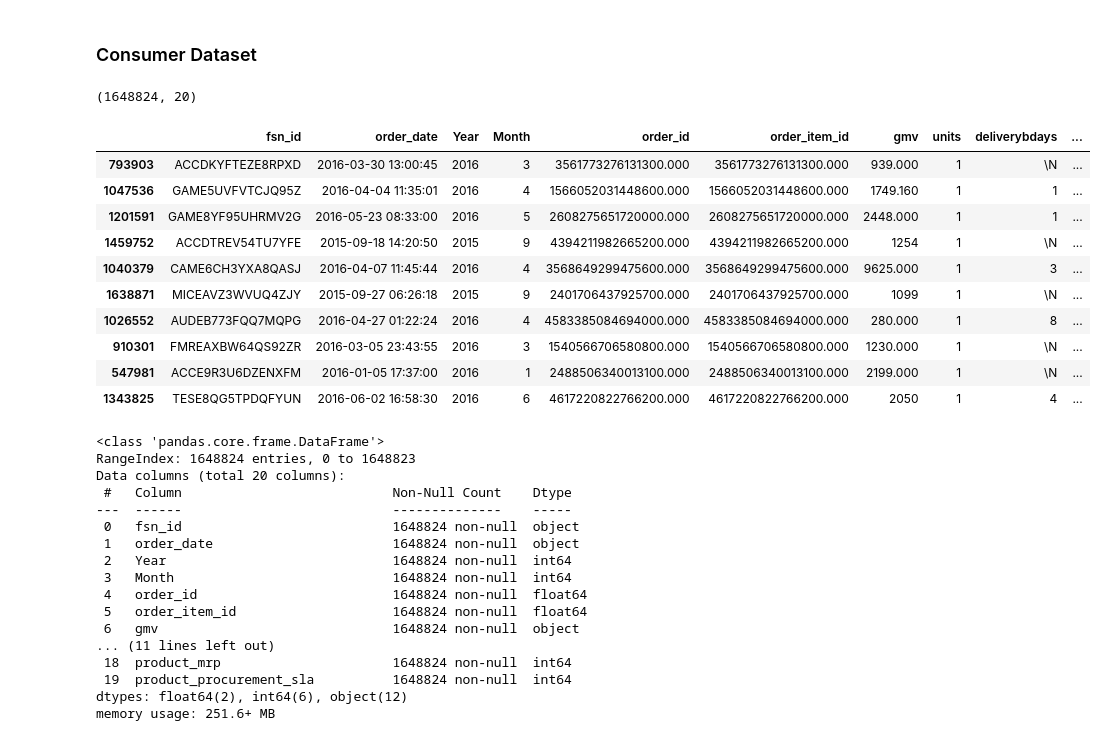
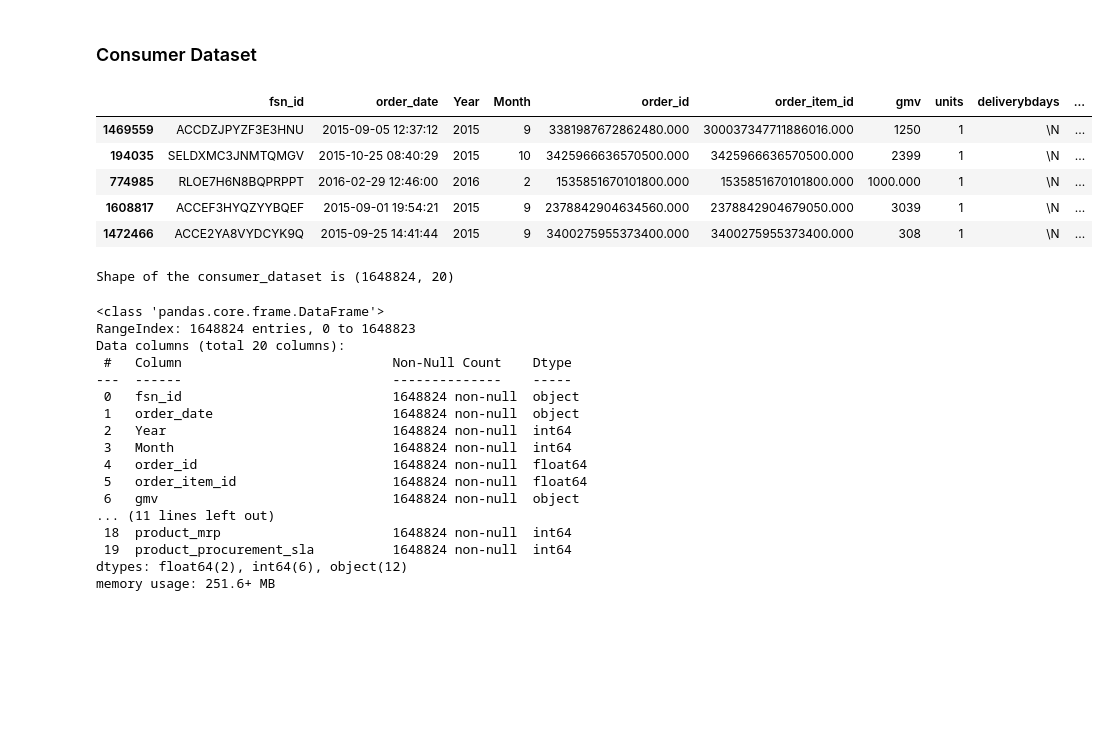
Before and after one commit to Singhal-Piyush/Ecommerce_Marketing_Mix_Model, a Jupyter notebook: MMM_E-Commerce_Notebook.ipynb, the cells around one changed output. Drawn from its saved outputs; the diff is of its cells as text; code cells hidden in the pictures; blank space fills up the shorter version.

```diff
--- a/MMM_E-Commerce_Notebook.ipynb
+++ b/MMM_E-Commerce_Notebook.ipynb
@@ -250,22 +250,19 @@ product_details
 Operations performed on the data, write brief note on the operations performed
 # %% [markdown]
 ### Consumer Dataset
+# %%
+consumer_dataset.sample(5)
+# %% [output]
+|  | fsn_id | order_date | Year | Month | order_id | order_item_id | gmv | units | deliverybdays | ... |
+| 1469559 | ACCDZJPYZF3E3HNU | 2015-09-05 12:37:12 | 2015 | 9 | 3381987672862480.000 | 300037347711886016.000 | 1250 | 1 | \N | ... |
+| 194035 | SELDXMC3JNMTQMGV | 2015-10-25 08:40:29 | 2015 | 10 | 3425966636570500.000 | 3425966636570500.000 | 2399 | 1 | \N | ... |
+| 774985 | RLOE7H6N8BQPRPPT | 2016-02-29 12:46:00 | 2016 | 2 | 1535851670101800.000 | 1535851670101800.000 | 1000.000 | 1 | \N | ... |
+| 1608817 | ACCEF3HYQZYYBQEF | 2015-09-01 19:54:21 | 2015 | 9 | 2378842904634560.000 | 2378842904679050.000 | 3039 | 1 | \N | ... |
+| 1472466 | ACCE2YA8VYDCYK9Q | 2015-09-25 14:41:44 | 2015 | 9 | 3400275955373400.000 | 3400275955373400.000 | 308 | 1 | \N | ... |
 # %%
-consumer_dataset.shape
+# get the no.of observation and no. of features present in Cosumer_dataset
+
+print(f"Shape of the consumer_dataset is {consumer_dataset.shape}")
 # %% [output]
-(1648824, 20)
+Shape of the consumer_dataset is (1648824, 20)
-# %%
-consumer_dataset.sample(10)
-# %% [output]
-|  | fsn_id | order_date | Year | Month | order_id | order_item_id | gmv | units | deliverybdays | ... |
-| 793903 | ACCDKYFTEZE8RPXD | 2016-03-30 13:00:45 | 2016 | 3 | 3561773276131300.000 | 3561773276131300.000 | 939.000 | 1 | \N | ... |
-| 1047536 | GAME5UVFVTCJQ95Z | 2016-04-04 11:35:01 | 2016 | 4 | 1566052031448600.000 | 1566052031448600.000 | 1749.160 | 1 | 1 | ... |
-| 1201591 | GAME8YF95UHRMV2G | 2016-05-23 08:33:00 | 2016 | 5 | 2608275651720000.000 | 2608275651720000.000 | 2448.000 | 1 | 1 | ... |
-| 1459752 | ACCDTREV54TU7YFE | 2015-09-18 14:20:50 | 2015 | 9 | 4394211982665200.000 | 4394211982665200.000 | 1254 | 1 | \N | ... |
-| 1040379 | CAME6CH3YXA8QASJ | 2016-04-07 11:45:44 | 2016 | 4 | 3568649299475600.000 | 3568649299475600.000 | 9625.000 | 1 | 3 | ... |
-| 1638871 | MICEAVZ3WVUQ4ZJY | 2015-09-27 06:26:18 | 2015 | 9 | 2401706437925700.000 | 2401706437925700.000 | 1099 | 1 | \N | ... |
-| 1026552 | AUDEB773FQQ7MQPG | 2016-04-27 01:22:24 | 2016 | 4 | 4583385084694000.000 | 4583385084694000.000 | 280.000 | 1 | 8 | ... |
-| 910301 | FMREAXBW64QS92ZR | 2016-03-05 23:43:55 | 2016 | 3 | 1540566706580800.000 | 1540566706580800.000 | 1230.000 | 1 | \N | ... |
-| 547981 | ACCE9R3U6DZENXFM | 2016-01-05 17:37:00 | 2016 | 1 | 2488506340013100.000 | 2488506340013100.000 | 2199.000 | 1 | \N | ... |
-| 1343825 | TESE8QG5TPDQFYUN | 2016-06-02 16:58:30 | 2016 | 6 | 4617220822766200.000 | 4617220822766200.000 | 2050 | 1 | 4 | ... |
 # %%
```
Also changed, not shown: parts of 11 cells of this notebook, 7 other files.
